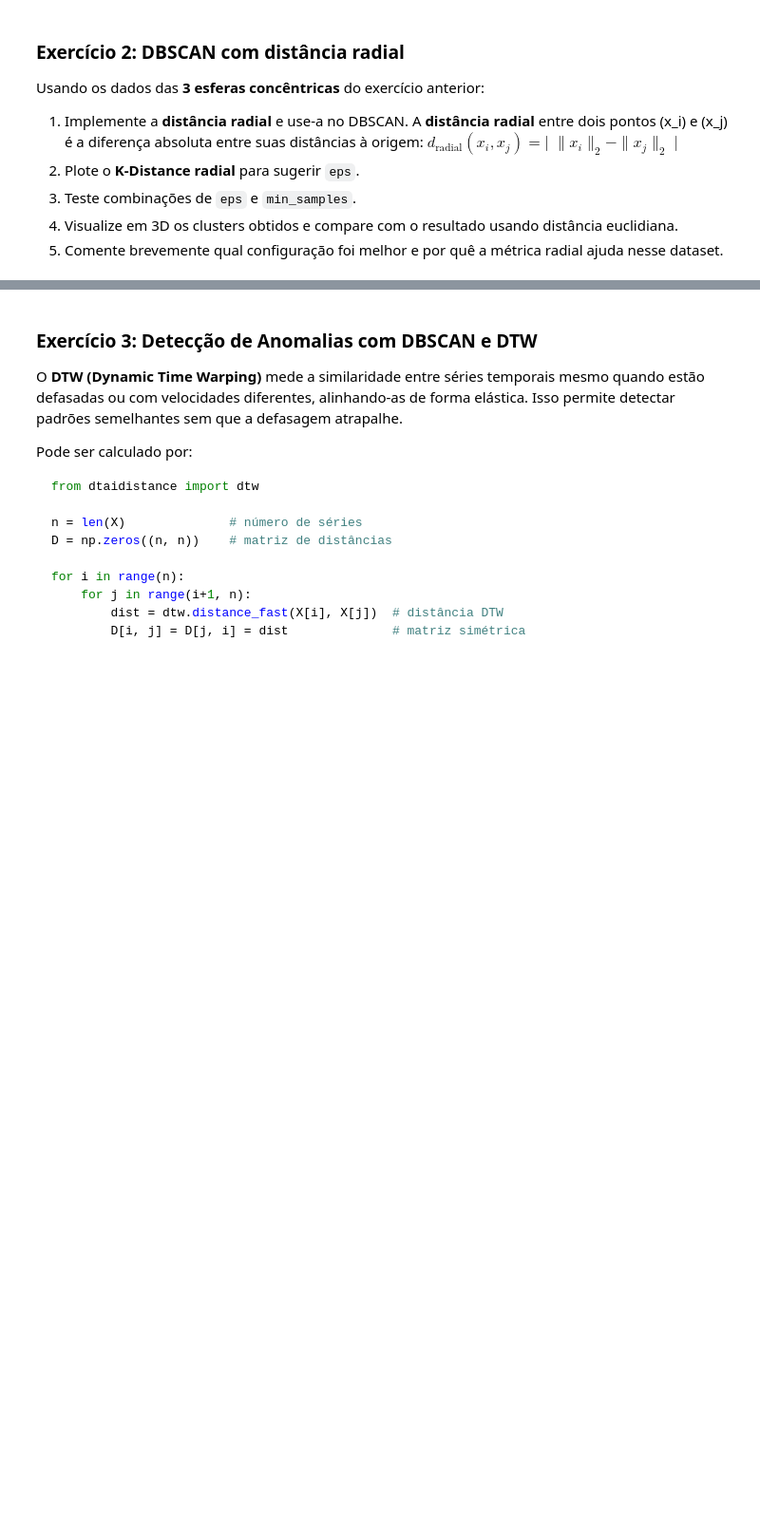
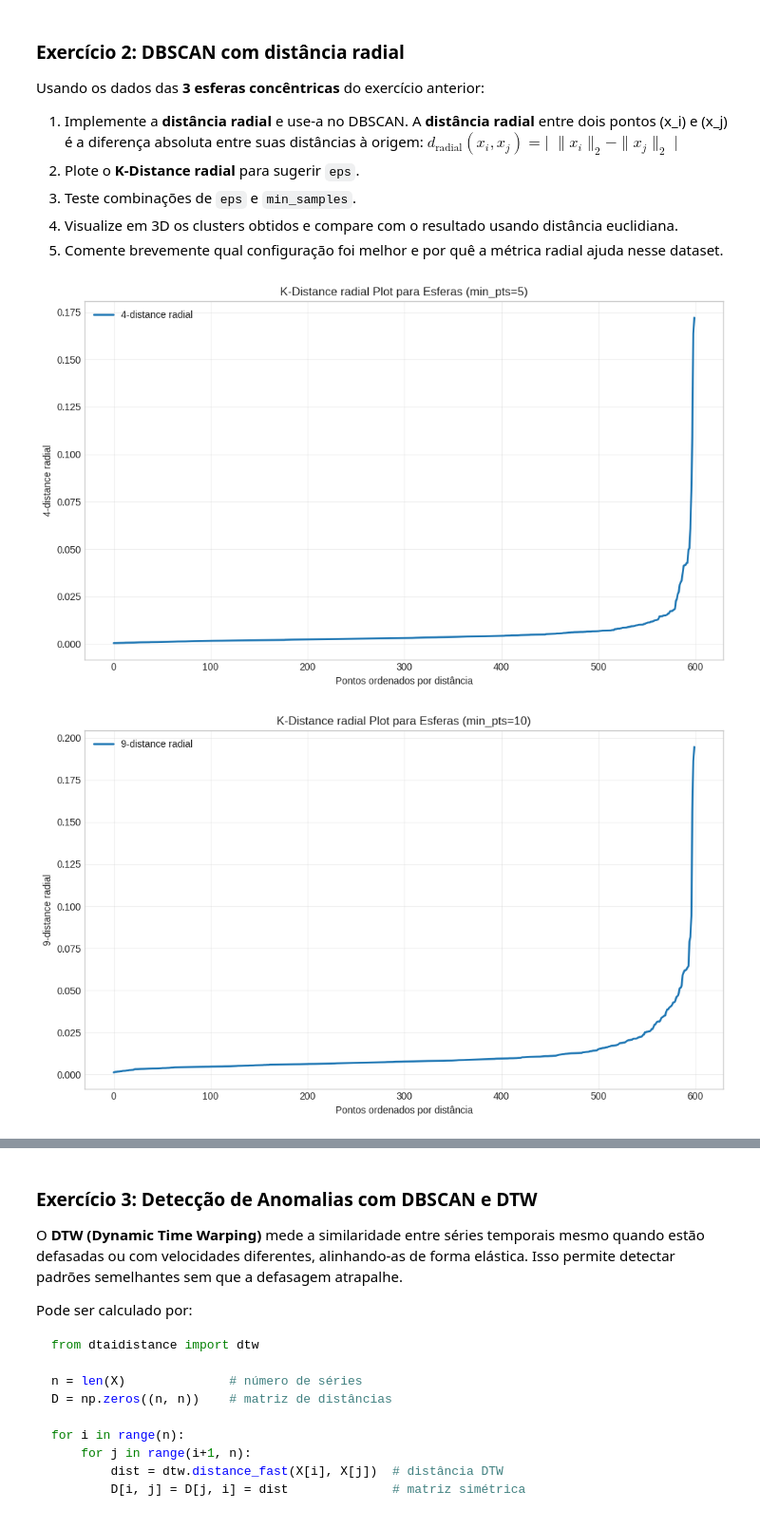
Before and after one commit to DanielBR0612/unsupervised-learning, a Jupyter notebook: 04 - DBSCAN.ipynb, the cells around one changed output, grey strips where cells are left out. Shown at 95% size. Drawn from its saved outputs; the diff is of its cells as text; code cells hidden in the pictures; blank space fills up the shorter version.

```diff
--- a/04 - DBSCAN.ipynb
+++ b/04 - DBSCAN.ipynb
@@ -683,3 +676,43 @@ Usando os dados das **3 esferas concêntricas** do exercício anterior:
 3. Teste combinações de `eps` e `min_samples`.
 4. Visualize em 3D os clusters obtidos e compare com o resultado usando distância euclidiana.
 5. Comente brevemente qual configuração foi melhor e por quê a métrica radial ajuda nesse dataset.
+# %%
+
+from sklearn.neighbors import NearestNeighbors
+
+def plot_k_distance_radial(X, min_pts, title="K-Distance radial Plot"):
+    """Plota o gráfico K-Distance usando distância radial."""
+    k = int(min_pts - 1)
+
+    distances_to_origin = np.linalg.norm(X, axis=1)
+    radial_distance_matrix = np.abs(distances_to_origin[:, np.newaxis] - distances_to_origin)
+
+    kth_distances = np.zeros(len(X))
+    for i in range(len(X)):
+        # Obter as distâncias radiais do ponto i para todos os outros pontos
+        distances_from_i = radial_distance_matrix[i, :]
+        # Ordenar as distâncias e pegar a k-ésima (índice k, pois o primeiro é a distância para si mesmo, que é 0)
+        sorted_distances = np.sort(distances_from_i)
+        kth_distances[i] = sorted_distances[k] # k-ésima distância (índice k na lista ordenada)
+
+
+    k_distances_sorted = np.sort(kth_distances)
+
+    # Plot
+    plt.figure(figsize=(10, 6))
+    plt.plot(range(len(k_distances_sorted)), k_distances_sorted, linewidth=2, label=f'{k}-distance radial')
+    plt.xlabel("Pontos ordenados por distância")
+    plt.ylabel(f"{k}-distance radial")
+    plt.title(title)
+    plt.grid(True, alpha=0.3)
+    plt.legend()
+    plt.tight_layout()
+    plt.show()
+
+min_pts_values_spheres = [5, 10, 15]
+
+for min_pts in min_pts_values_spheres:
+    plot_k_distance_radial(X_spheres, min_pts=min_pts, title=f"K-Distance radial Plot para Esferas (min_pts={min_pts})")
+# %% [output]
+[figure, added]
+[figure, added]
```
Also changed, not shown: parts of 5 cells of this notebook.
